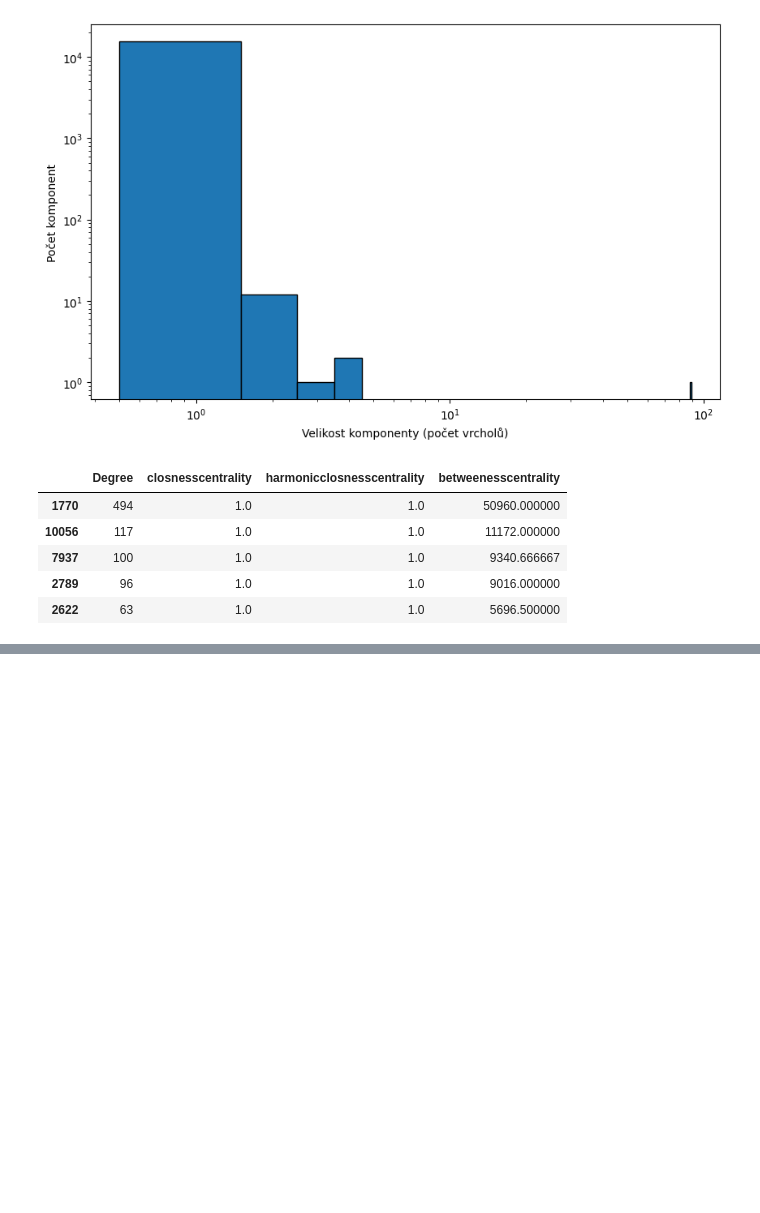
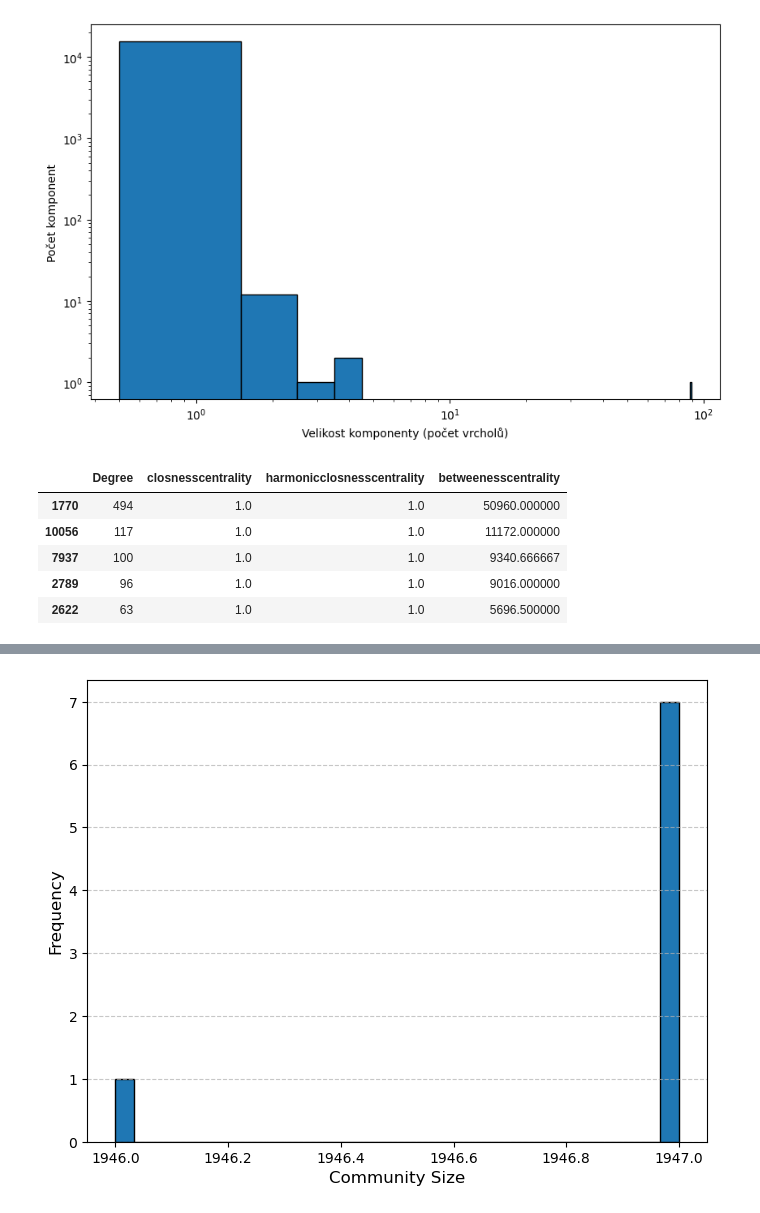
Before and after one commit to gaitovrat/MAS-1, a Jupyter notebook: notebooks/Project.ipynb, the cells around one changed output, grey strips where cells are left out. Drawn from its saved outputs; the diff is of its cells as text; code cells hidden in the pictures; blank space fills up the shorter version.

```diff
--- a/notebooks/Project.ipynb
+++ b/notebooks/Project.ipynb
@@ -115,0 +146,4 @@ df.sort_values(by=['closnesscentrality', 'harmonicclosnesscentrality', 'betweene
+# %%
+for i, community in enumerate(louvain_communities):
+    for node in community:
+        G.nodes[node]['louvain_community'] = i
@@ -115,0 +152,26 @@ df.sort_values(by=['closnesscentrality', 'harmonicclosnesscentrality', 'betweene
+# %%
+def recursive_kernighan_lin(graph, num_communities):
+    """Rekurzivní rozdělení grafu pomocí Kernighan-Lin na zadaný počet komunit."""
+    # Počáteční rozdělení grafu
+    communities = [set(graph.nodes())]  # Start with the full graph
+
+    # Rekurzivní dělení, dokud nedosáhneme požadovaného počtu komunit
+    while len(communities) < num_communities:
+        # Najdi největší komunitu k rozdělení
+        largest_community = max(communities, key=len)
+        communities.remove(largest_community)
+
+        # Aplikuj Kernighan-Lin na největší komunitu
+        subgraph = graph.subgraph(largest_community)
+        set1, set2 = nx.community.kernighan_lin_bisection(subgraph)
+
+        # Přidej nové komunity
+        communities.append(set1)
+        communities.append(set2)
+
+    return communities
+
+undirected_g = G.to_undirected()
+
+num_communities = 8
+kernighan_lin_bisection = recursive_kernighan_lin(undirected_g, num_communities)
@@ -115,0 +191,14 @@ df.sort_values(by=['closnesscentrality', 'harmonicclosnesscentrality', 'betweene
+# %%
+community_sizes = [len(community) for community in kernighan_lin_bisection]
+
+# Plot the histogram
+plt.figure(figsize=(8, 6))
+plt.hist(community_sizes, bins=30, edgecolor='black')
+plt.xlabel("Community Size", fontsize=12)
+plt.ylabel("Frequency", fontsize=12)
+plt.grid(axis='y', linestyle='--', alpha=0.7)
+# plt.xscale("log")
+# plt.yscale("log")
+plt.show()
+# %% [output]
+[figure, added]
```
Also changed, not shown: parts of 11 cells of this notebook, 1 other file.
